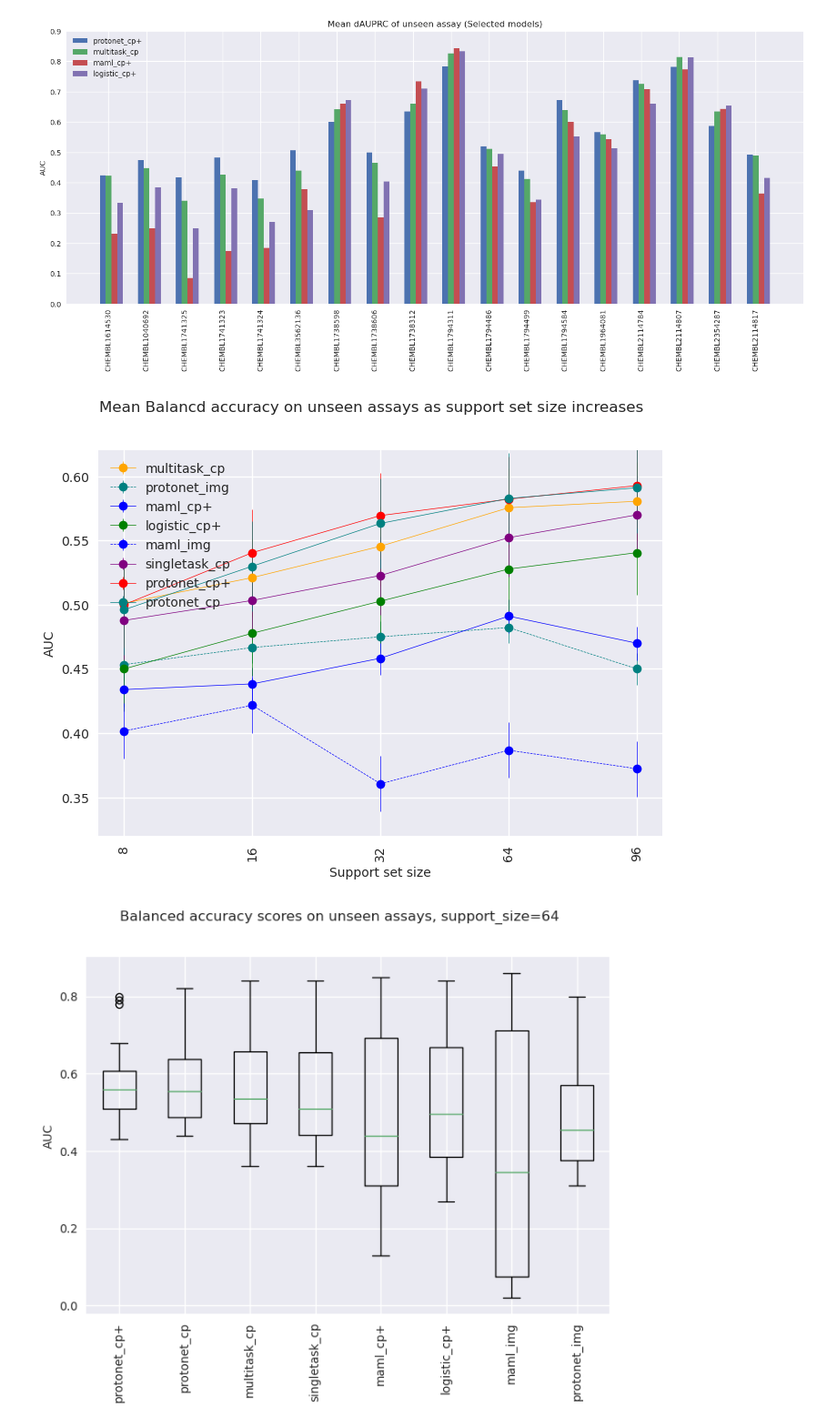
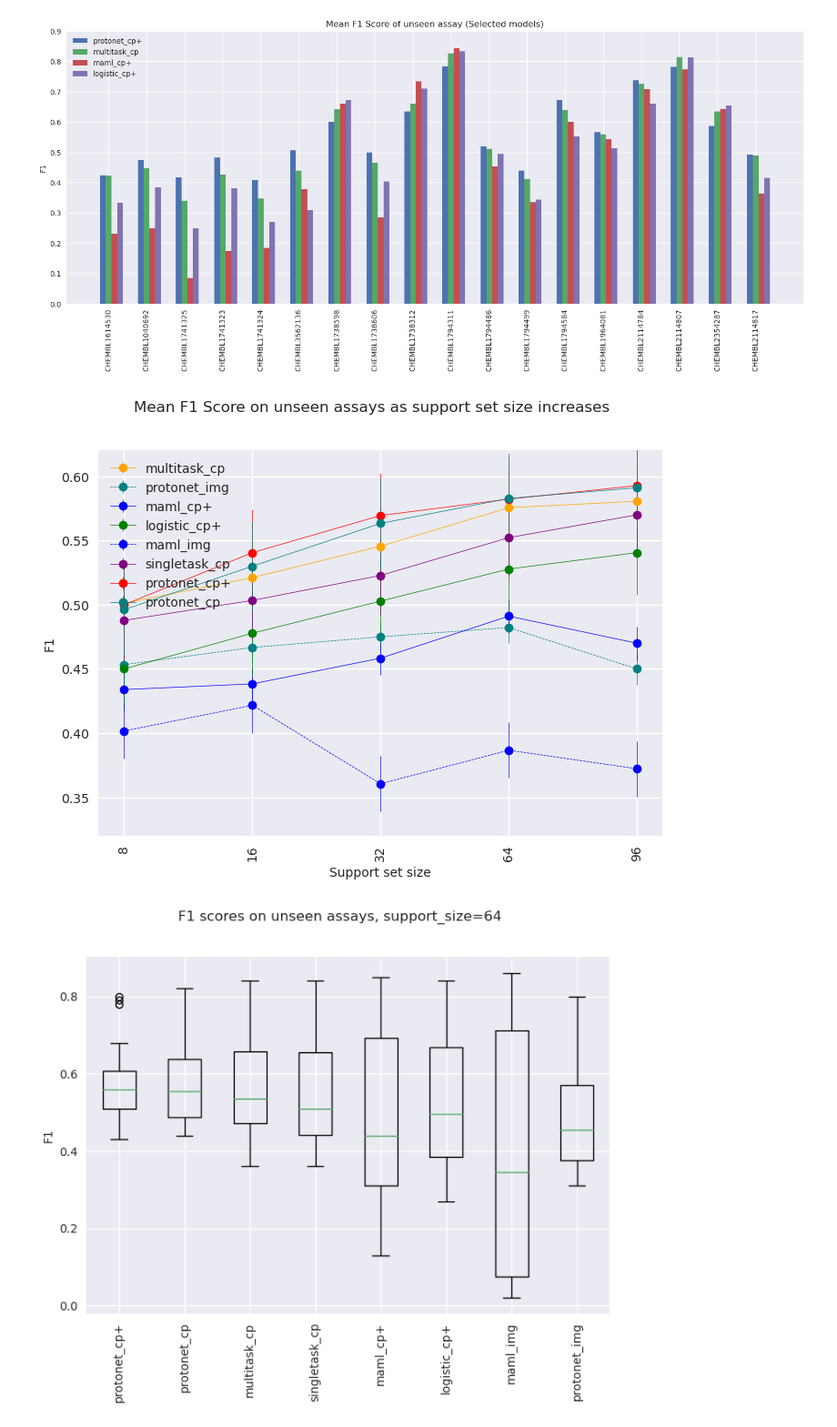
Before and after one commit to son-ha-264/FSL_CP, a Jupyter notebook: result/notebook/model_comparison_f1.ipynb, the cells around one changed output. Shown: that part at 91% size. Drawn from its saved outputs; the diff is of its cells as text; code cells hidden in the pictures.

```diff
--- a/result/notebook/model_comparison_f1.ipynb
+++ b/result/notebook/model_comparison_f1.ipynb
@@ -155,7 +155,7 @@ with plt.style.context(['seaborn-v0_8-deep', 'seaborn']):
     plt.errorbar(labels, avg_protonet_cp, yerr=np.std(avg_protonet_cp), color='teal', label='protonet_cp', marker='o', linewidth=0.5)
 
     # Add some text for labels, title and custom x-axis tick labels, etc.
-    plt.ylabel('AUC')
+    plt.ylabel('F1')
     plt.xlabel('Support set size')
     plt.suptitle('Mean F1 Score on unseen assays as support set size increases')
     plt.legend(loc='upper left')
@@ -168,17 +168,17 @@ with plt.style.context(['seaborn-v0_8-deep', 'seaborn']):
     #plt.savefig("../plots/Model_comparison_lineplot1.png")
     plt.show()
 # %% [output]
-[figure, old version]
+[figure, new version]
 # %%
 data = [auroc_protonet_cpplus_64, auroc_proto_cp_64, auroc_multitask_cp_64, auroc_singletask_cp_64, auroc_maml_cpplus_64, auroc_logistic_cpplus_64, auroc_maml_img_64, auroc_proto_img_64]
 
 with plt.style.context(['seaborn-v0_8-deep', 'seaborn']):
     plt.boxplot(data)
-    plt.ylabel('AUC')
+    plt.ylabel('F1')
     plt.suptitle('F1 scores on unseen assays, support_size=64')
     plt.tick_params(axis='x', labelrotation=90)
     plt.xticks([1,2,3,4,5,6,7,8], ['protonet_cp+', 'protonet_cp', 'multitask_cp', 'singletask_cp', 'maml_cp+', 'logistic_cp+', 'maml_img', 'protonet_img'])
     #plt.savefig("../plots/Model_comparison_boxplot1.png",  bbox_inches='tight')
     plt.show()
 # %% [output]
-[figure, old version]
+[figure, new version]
```
Also changed, not shown: parts of 1 cell of this notebook, 3 other files.
